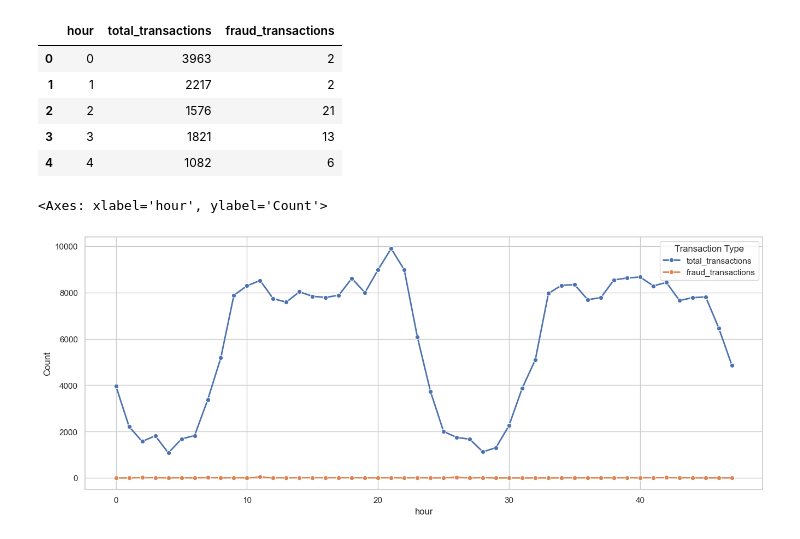
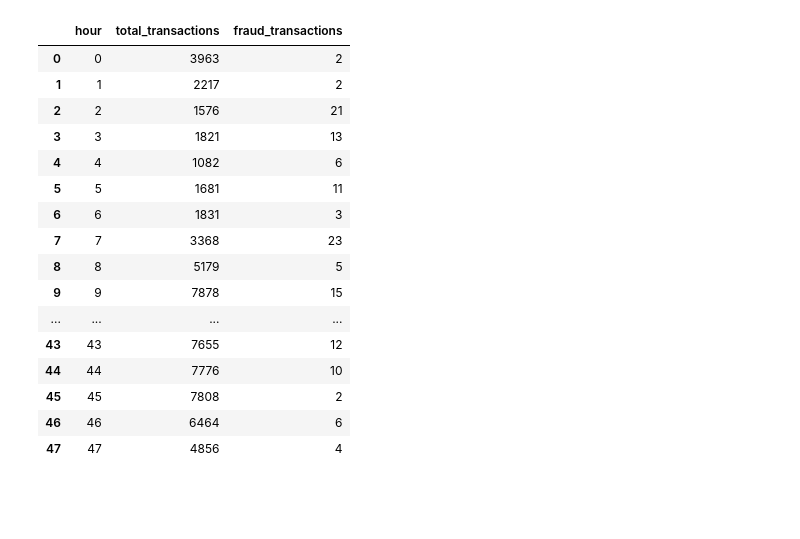
Before and after one commit to SamirAliWebDev/credit-card_fraud-and-not-fraud_Transactions, a Jupyter notebook: Data Analysis file/how many fraud have occured.ipynb, the cells around one changed output. Saved outputs shown, nothing was run; the diff lists cells and outputs as text; code cells hidden in the pictures; blank space fills up the shorter version.

```diff
--- a/Data Analysis file/how many fraud have occured.ipynb
+++ b/Data Analysis file/how many fraud have occured.ipynb
@@ -9,34 +9,22 @@ import numpy as np
 df = pd.read_csv('D:\.MY PERSONAL DATA/programming Practice/Data Analytics/Real Dataset Practice/Credit Card Fraud/Code of the project/Results Gathered/in which hour frauds have occured.csv')
 # %%
 
-df.head()
+df
 # %% [output]
 |  | hour | total_transactions | fraud_transactions |
 | 0 | 0 | 3963 | 2 |
 | 1 | 1 | 2217 | 2 |
 | 2 | 2 | 1576 | 21 |
 | 3 | 3 | 1821 | 13 |
 | 4 | 4 | 1082 | 6 |
+| 5 | 5 | 1681 | 11 |
+| 6 | 6 | 1831 | 3 |
+| 7 | 7 | 3368 | 23 |
+| 8 | 8 | 5179 | 5 |
+| 9 | 9 | 7878 | 15 |
+| ... | ... | ... | ... |
+| 43 | 43 | 7655 | 12 |
+| 44 | 44 | 7776 | 10 |
+| 45 | 45 | 7808 | 2 |
+| 46 | 46 | 6464 | 6 |
+| 47 | 47 | 4856 | 4 |
-# %%
-# --- Convert to long (tidy) format ---
-df_long = df.melt(id_vars='hour',
-                  value_vars=['total_transactions', 'fraud_transactions'],
-                  var_name='Transaction Type',
-                  value_name='Count')
-
-# --- Plot with Seaborn ---
-plt.figure(figsize=(16, 6))
-sns.set(style="whitegrid")
-
-sns.lineplot(
-    data=df_long,
-    x='hour',
-    y='Count',
-    hue='Transaction Type',
-    marker='o',
-    markersize=6,
-    linewidth=2
-)
-# %% [output]
-<Axes: xlabel='hour', ylabel='Count'>
-[figure, removed]
```
Also changed, not shown: parts of 3 cells of this notebook.
